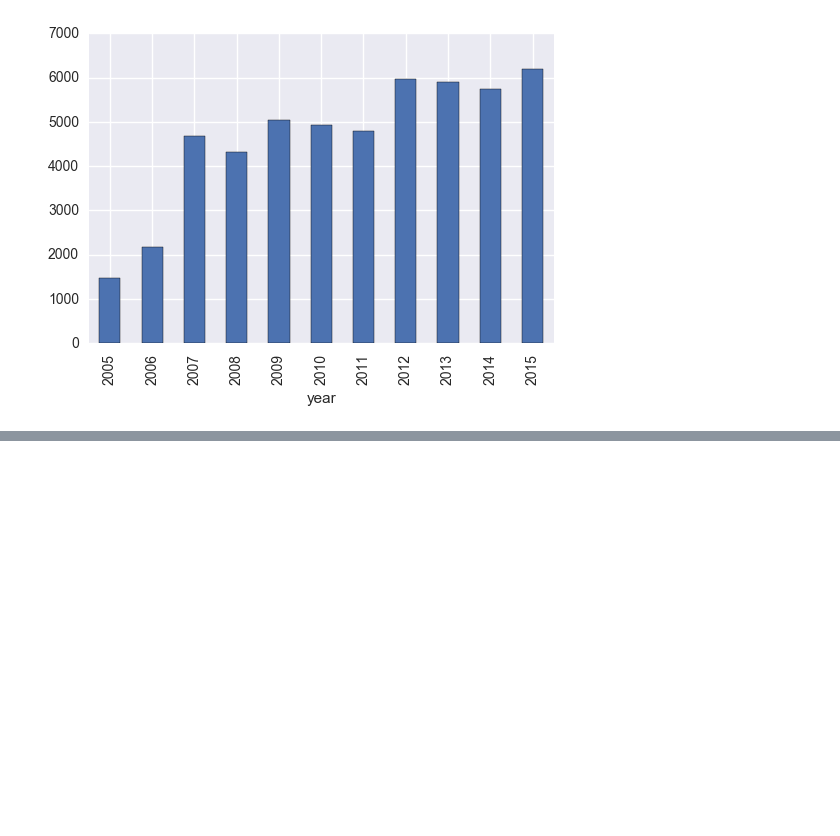
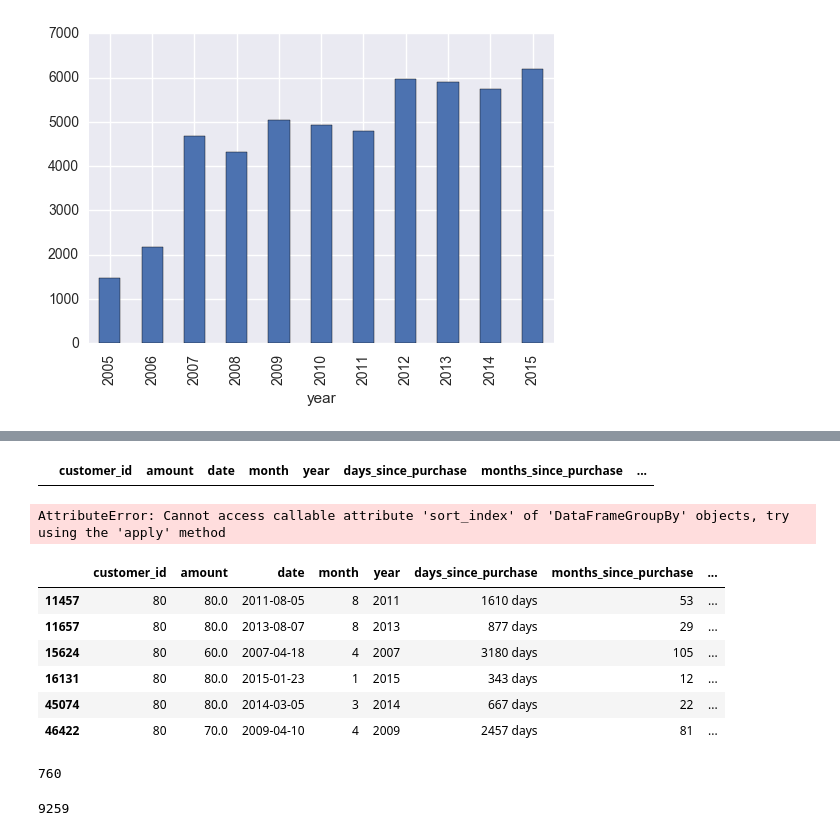
Before and after one commit to jonhilgart22/Galvanize-Data-Leadership, a Jupyter notebook: week5-MCM-CLV/Team-8-Markov-Chains.ipynb, the cells around one changed output, grey strips where cells are left out. Drawn from its saved outputs; the diff is of its cells as text; code cells hidden in the pictures; blank space fills up the shorter version.

```diff
--- a/week5-MCM-CLV/Team-8-Markov-Chains.ipynb
+++ b/week5-MCM-CLV/Team-8-Markov-Chains.ipynb
@@ -197,0 +208,4 @@ original_df.head()
+# %%
+indexes_to_drop = original_df[(original_df.state_one == False) &
+            (original_df.state_two == False) &
+                (original_df.state_three == False)].index
@@ -197,0 +242,28 @@ original_df.head()
+# %%
+state_df = original_df.drop(original_df.index[indexes_to_drop])
+# %%
+## Confirm we dropped everything correctly
+state_df[(state_df.state_one == False) &
+            (state_df.state_two == False) &
+                (state_df.state_three == False)]
+# %% [output]
+|  | customer_id | amount | date | month | year | days_since_purchase | months_since_purchase | ... |
+# %%
+state_df.groupby(['customer_id']).apply(sort_index()
+# %% [output]
+AttributeError: Cannot access callable attribute 'sort_index' of 'DataFrameGroupBy' objects, try using the 'apply' method
+# %%
+state_df[state_df.customer_id==80]
+# %% [output]
+|  | customer_id | amount | date | month | year | days_since_purchase | months_since_purchase | ... |
+| 11457 | 80 | 80.0 | 2011-08-05 | 8 | 2011 | 1610 days | 53 | ... |
+| 11657 | 80 | 80.0 | 2013-08-07 | 8 | 2013 | 877 days | 29 | ... |
+| 15624 | 80 | 60.0 | 2007-04-18 | 4 | 2007 | 3180 days | 105 | ... |
+| 16131 | 80 | 80.0 | 2015-01-23 | 1 | 2015 | 343 days | 12 | ... |
+| 45074 | 80 | 80.0 | 2014-03-05 | 3 | 2014 | 667 days | 22 | ... |
+| 46422 | 80 | 70.0 | 2009-04-10 | 4 | 2009 | 2457 days | 81 | ... |
+# %%
+unique_customer_id = state_df.customer_id.unique()
+unique_customer_id[0]
+# %% [output]
+760
@@ -197,0 +299,4 @@ original_df.head()
+# %%
+number_in_state_one
+# %% [output]
+9259
```
Also changed, not shown: parts of 14 cells of this notebook.
